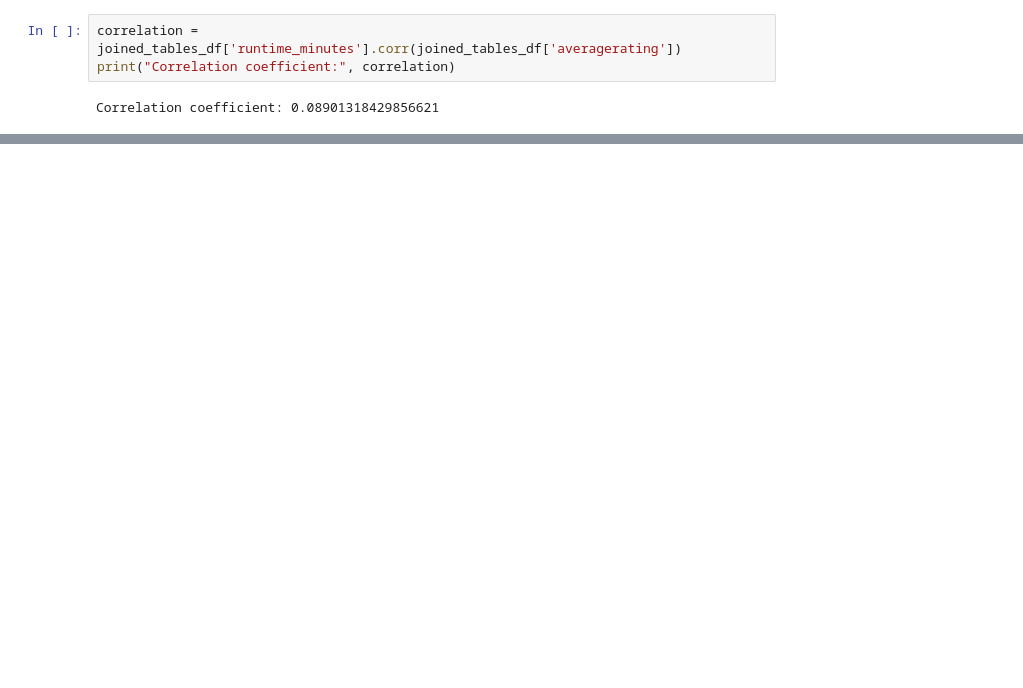
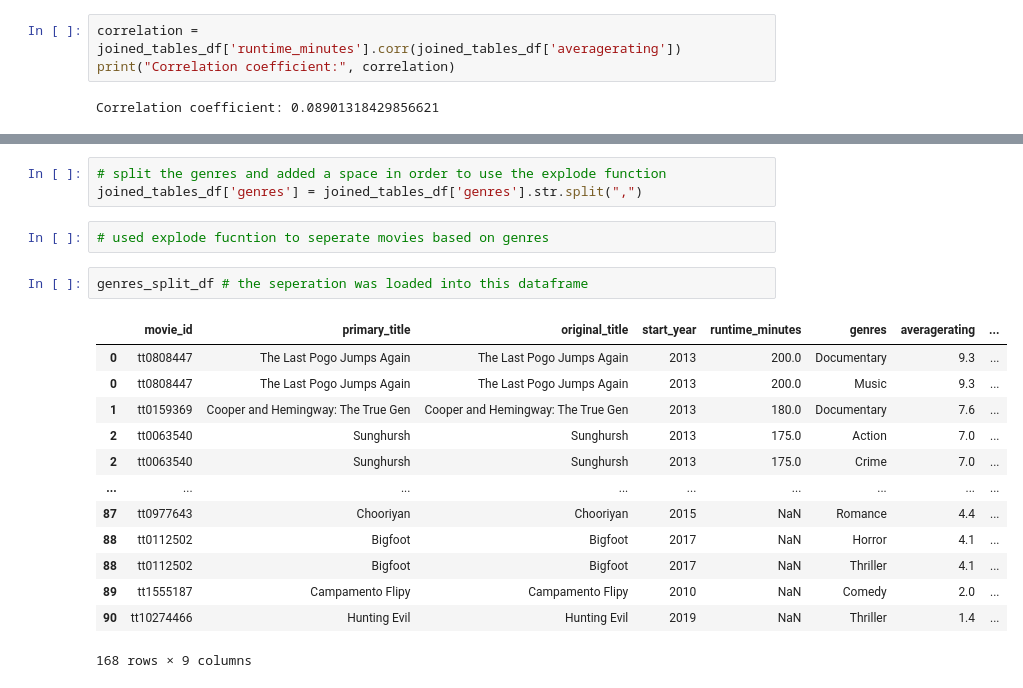
Before and after one commit to ZeejahWaseem/Capstone_Project, a Jupyter notebook: Notebooks/Laila_Folder/Laila.ipynb, the cells around one changed output, grey strips where cells are left out. Cells and saved outputs as stored; diff of their text form; blank space fills up the shorter version.

```diff
--- a/Notebooks/Laila_Folder/Laila.ipynb
+++ b/Notebooks/Laila_Folder/Laila.ipynb
@@ -257,0 +310,21 @@ plt.show()
+# %%
+# split the genres and added a space in order to use the explode function
+joined_tables_df['genres'] = joined_tables_df['genres'].str.split(",")
+# %%
+# used explode fucntion to seperate movies based on genres
+# %%
+genres_split_df # the seperation was loaded into this dataframe
+# %% [output]
+|  | movie_id | primary_title | original_title | start_year | runtime_minutes | genres | averagerating | ... |
+| 0 | tt0808447 | The Last Pogo Jumps Again | The Last Pogo Jumps Again | 2013 | 200.0 | Documentary | 9.3 | ... |
+| 0 | tt0808447 | The Last Pogo Jumps Again | The Last Pogo Jumps Again | 2013 | 200.0 | Music | 9.3 | ... |
+| 1 | tt0159369 | Cooper and Hemingway: The True Gen | Cooper and Hemingway: The True Gen | 2013 | 180.0 | Documentary | 7.6 | ... |
+| 2 | tt0063540 | Sunghursh | Sunghursh | 2013 | 175.0 | Action | 7.0 | ... |
+| 2 | tt0063540 | Sunghursh | Sunghursh | 2013 | 175.0 | Crime | 7.0 | ... |
+| ... | ... | ... | ... | ... | ... | ... | ... | ... |
+| 87 | tt0977643 | Chooriyan | Chooriyan | 2015 | NaN | Romance | 4.4 | ... |
+| 88 | tt0112502 | Bigfoot | Bigfoot | 2017 | NaN | Horror | 4.1 | ... |
+| 88 | tt0112502 | Bigfoot | Bigfoot | 2017 | NaN | Thriller | 4.1 | ... |
+| 89 | tt1555187 | Campamento Flipy | Campamento Flipy | 2010 | NaN | Comedy | 2.0 | ... |
+| 90 | tt10274466 | Hunting Evil | Hunting Evil | 2019 | NaN | Thriller | 1.4 | ... |
+168 rows × 9 columns
```
Also changed, not shown: parts of 15 cells of this notebook.
